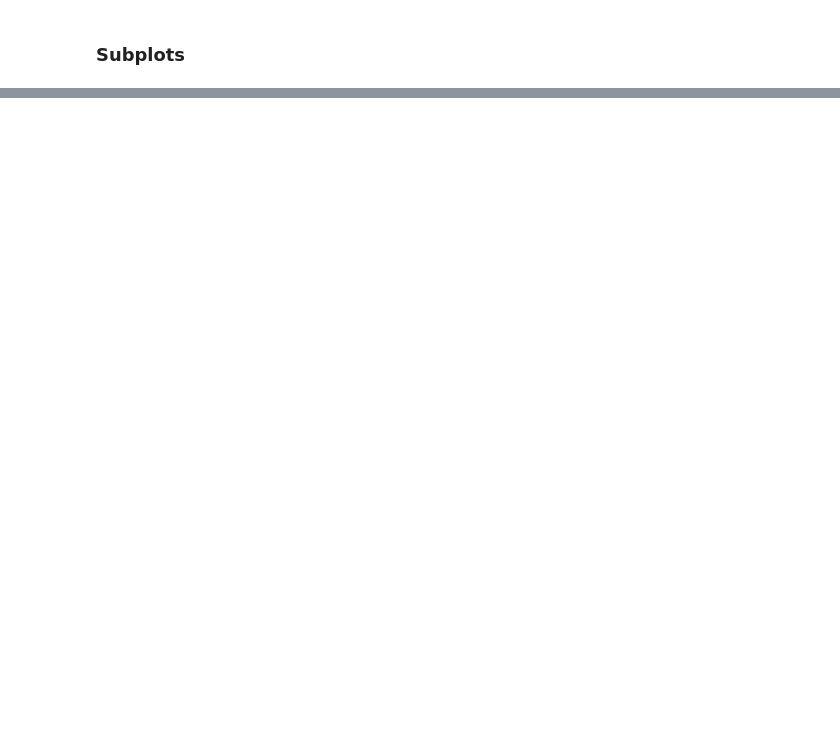
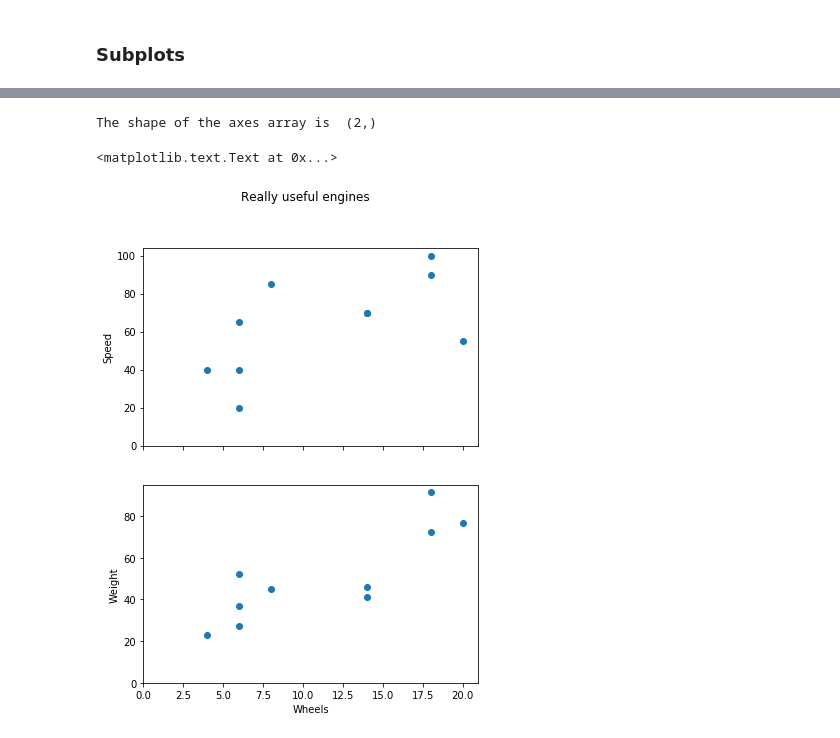
Before and after one commit to claresloggett/aspp-visualisation, a Jupyter notebook: Matplotlib_and_tidy_data.ipynb, the cells around one changed output, grey strips where cells are left out. Saved outputs shown, nothing was run; the diff lists cells and outputs as text; code cells hidden in the pictures; blank space fills up the shorter version.

Commit message:
A bit more Matplotlib.

```diff
--- a/Matplotlib_and_tidy_data.ipynb
+++ b/Matplotlib_and_tidy_data.ipynb
@@ -280,0 +280,26 @@ A figure can have more than one set of axes, and `plt.subplots` will easily give
+# %%
+fig, axes = plt.subplots(nrows=2, ncols=1, sharex=True, figsize=(6,8))
+
+print("The shape of the axes array is ",axes.shape)
+
+axes[0].scatter(x=trains['wheels'], y=trains['top_speed_mph'])
+axes[0].set_ylabel("Speed")
+
+axes[1].scatter(x=trains['wheels'], y=trains['weight_tons'])
+axes[1].set_ylabel("Weight")
+axes[1].set_xlabel("Wheels")
+
+# This sets the minimum of the x-axis to zero, and leaves the maximum to auto
+# It affects both subplots since we set sharex=True
+axes[0].set_xlim(0,None)
+
+# This sets the y-axis, but each call only affects one subplot
+axes[0].set_ylim(0,None)
+axes[1].set_ylim(0,None)
+
+# Add a title to the entire figure, not one of the axes
+fig.suptitle("Really useful engines")
+# %% [output]
+The shape of the axes array is  (2,)
+<matplotlib.text.Text at 0x...>
+[figure, added]
```
Also changed, not shown: parts of 18 cells of this notebook, 1 other file.
